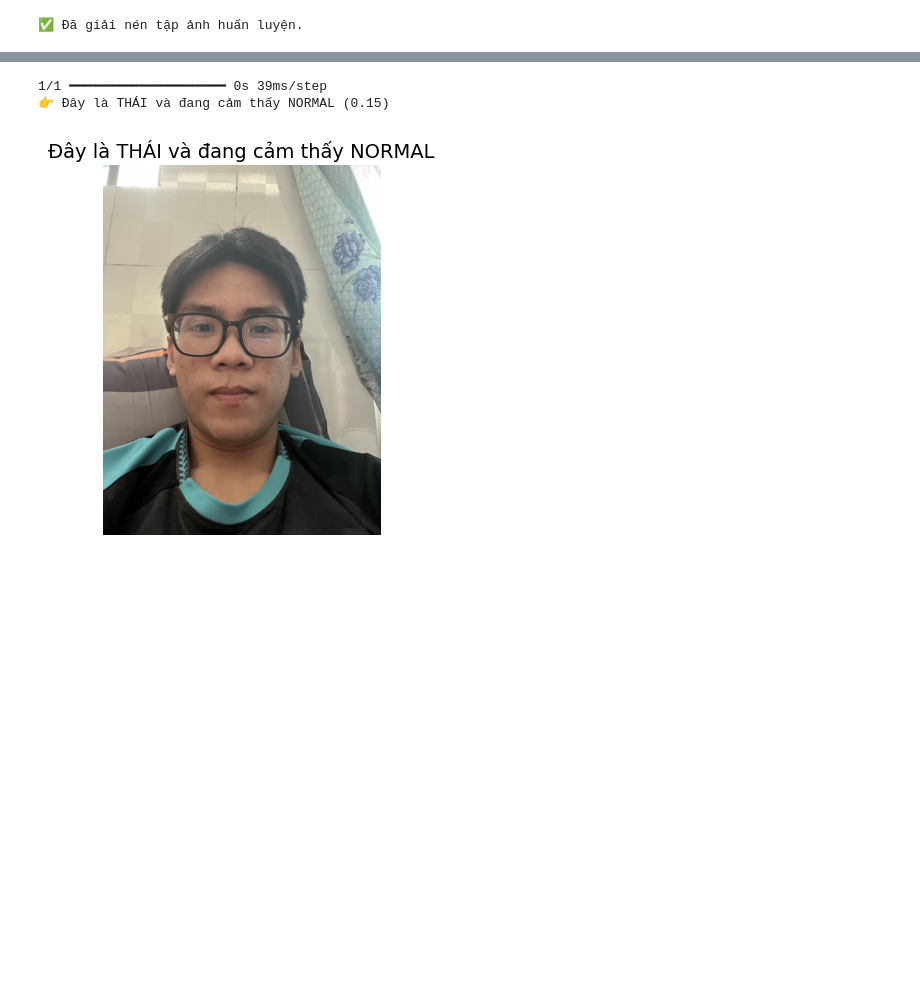
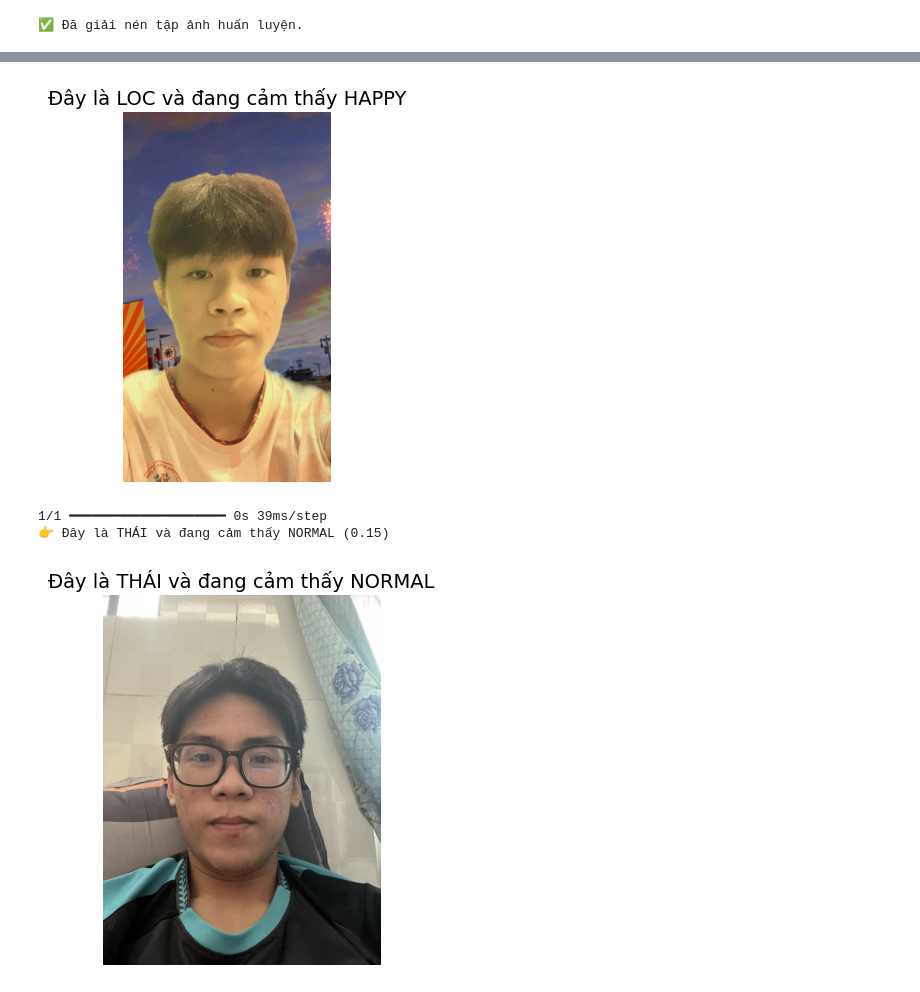
Before and after one commit to TQT2203/btvn, a Jupyter notebook: BTVN_AI.ipynb, the cells around one changed output, grey strips where cells are left out. Drawn from its saved outputs; the diff is of its cells as text; code cells hidden in the pictures; blank space fills up the shorter version.

```diff
--- a/BTVN_AI.ipynb
+++ b/BTVN_AI.ipynb
@@ -47,7 +83,6 @@ from tensorflow.keras.layers import Conv2D, MaxPooling2D, Flatten, Dense, Dropou
 
 # === Cấu hình ===
 IMG_SIZE = 100
-EPOCHS = 10
 dataset_path = "dataset"
 
 # === Load & tiền xử lý dữ liệu ===
@@ -105,7 +140,7 @@ model = Sequential([
 model.compile(optimizer='adam', loss='categorical_crossentropy', metrics=['accuracy'])
 
 # === Huấn luyện ===
-model.fit(X_train, y_train, epochs=EPOCHS, validation_data=(X_test, y_test))
+model.fit(X_train, y_train, epochs=50, validation_data=(X_test, y_test))
 
 # === Lưu mô hình (tùy chọn) ===
 model.save("cnn_face_emotion_model.h5")
@@ -132,0 +169,27 @@ WARNING:absl:You are saving your model as an HDF5 file via `model.save()` or `ke
+# %%
+def predict_image(image_path):
+    img = cv2.imread(image_path)
+    if img is None:
+        print("❌ Không thể đọc ảnh.")
+        return
+
+    gray = cv2.cvtColor(img, cv2.COLOR_BGR2GRAY)
+    face = cv2.resize(gray, (IMG_SIZE, IMG_SIZE))
+    face_input = face.reshape(1, IMG_SIZE, IMG_SIZE, 1) / 255.0
+
+    pred = model.predict(face_input)[0]
+    label_id = np.argmax(pred)
+    confidence = pred[label_id]
+    label_name = label_map[label_id]
+    person, emotion = label_name.split("_", 1)
+
+    print(f"👉 Đây là {person.upper()} và đang cảm thấy {emotion.upper()} ({confidence:.2f})")
+
+    # Hiển thị ảnh kèm chú thích
+    img_rgb = cv2.cvtColor(img, cv2.COLOR_BGR2RGB)
+    plt.imshow(img_rgb)
+    plt.title(f"Đây là {person.upper()} và đang cảm thấy {emotion.upper()}", fontsize=14)
+    plt.axis("off")
+    plt.show()
+predict_image("/Loc.jpg")
+# %% [output]
@@ -133,3 +198,4 @@ WARNING:absl:You are saving your model as an HDF5 file via `model.save()` or `ke
+[figure, added]
 # %%
 def predict_image(image_path):
     img = cv2.imread(image_path)
```
Also changed, not shown: parts of 3 cells of this notebook.
